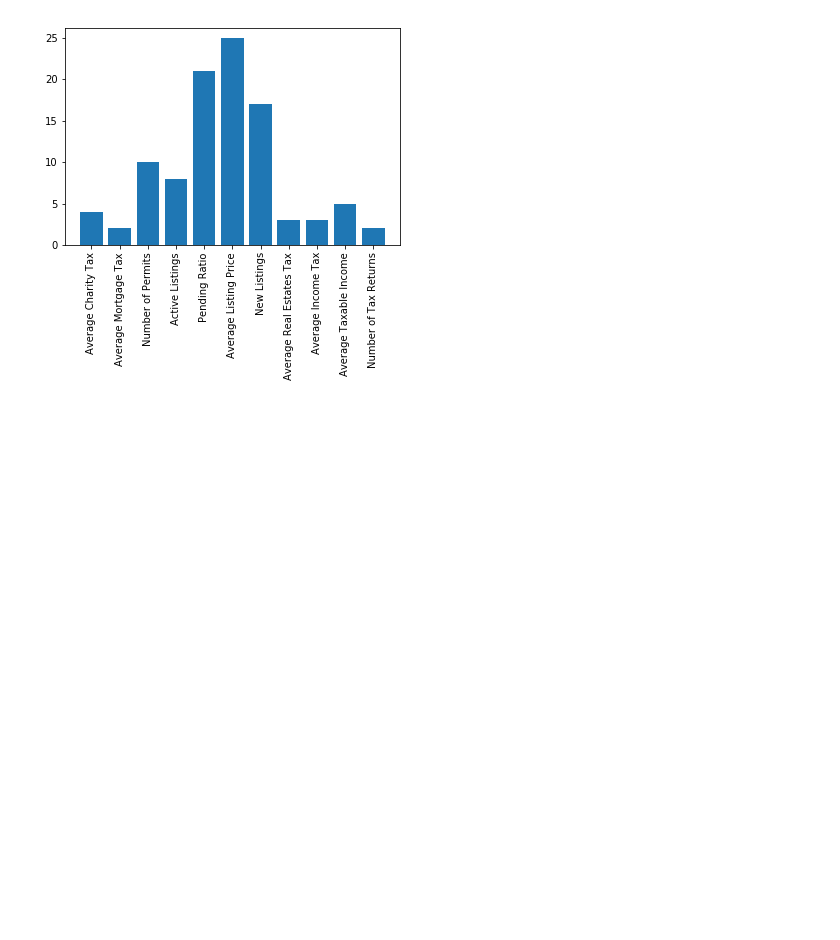
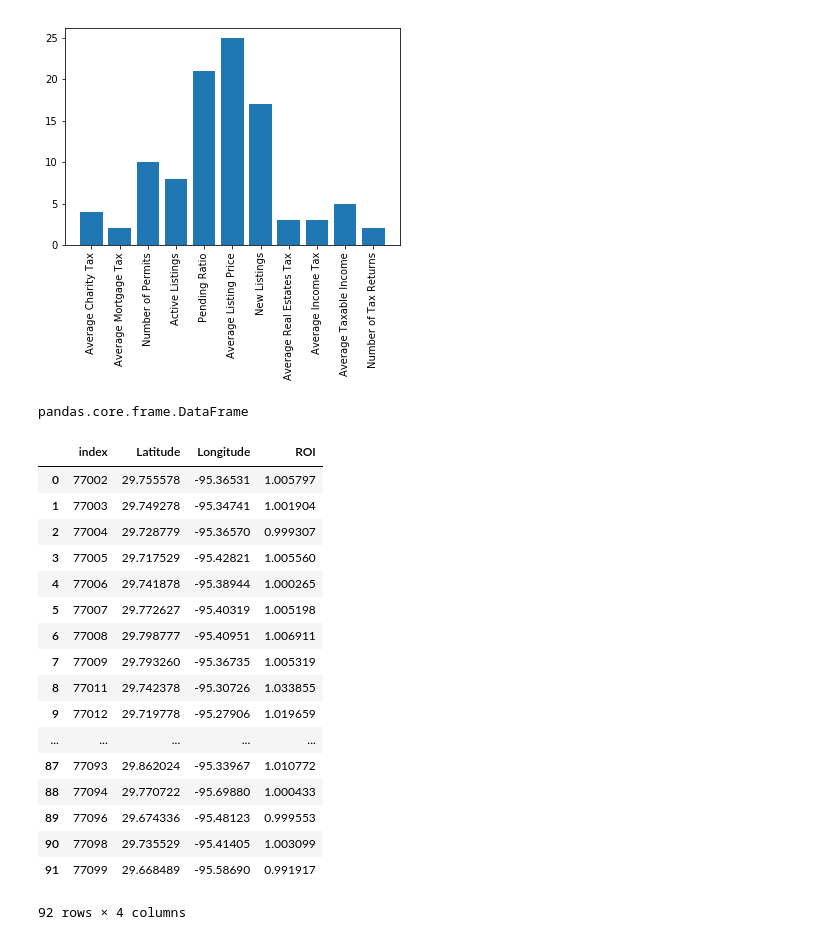
Before and after one commit to dovu93/Real_Estate_Investment_Identifier, a Jupyter notebook: Notebooks/Copy_Code_Vu.ipynb, the cells around one changed output. Saved outputs shown, nothing was run; the diff lists cells and outputs as text; code cells hidden in the pictures; blank space fills up the shorter version.

```diff
--- a/Notebooks/Copy_Code_Vu.ipynb
+++ b/Notebooks/Copy_Code_Vu.ipynb
@@ -108,6 +104,9 @@ def filter_zip_code(zip_codes_list, df, new_dataframe):
 ## random_dataframe should be a dataframe with all the zip codes we're looking at
 # %% [markdown]
 # Importing tax data and creating the dataframes
+# %%
+csvpath_long_lat = Path("../resources/Jack/zip_lat_long.csv")
+long_lat_df = pd.read_csv(csvpath_long_lat)
 # %%
 # importing the data
 clean_path = Path("../resources/Vu/Tax_Data/cleaned_tax_FINALs.csv")
@@ -669,0 +760,4 @@ plt.show()
+# %%
+type(df)
+# %% [output]
+pandas.core.frame.DataFrame
@@ -669,0 +771,22 @@ plt.show()
+# %%
+lat_long_zip_roi_df.reset_index(inplace = True)
+lat_long_zip_roi_df
+# %% [output]
+|  | index | Latitude | Longitude | ROI |
+| 0 | 77002 | 29.755578 | -95.36531 | 1.005797 |
+| 1 | 77003 | 29.749278 | -95.34741 | 1.001904 |
+| 2 | 77004 | 29.728779 | -95.36570 | 0.999307 |
+| 3 | 77005 | 29.717529 | -95.42821 | 1.005560 |
+| 4 | 77006 | 29.741878 | -95.38944 | 1.000265 |
+| 5 | 77007 | 29.772627 | -95.40319 | 1.005198 |
+| 6 | 77008 | 29.798777 | -95.40951 | 1.006911 |
+| 7 | 77009 | 29.793260 | -95.36735 | 1.005319 |
+| 8 | 77011 | 29.742378 | -95.30726 | 1.033855 |
+| 9 | 77012 | 29.719778 | -95.27906 | 1.019659 |
+| ... | ... | ... | ... | ... |
+| 87 | 77093 | 29.862024 | -95.33967 | 1.010772 |
+| 88 | 77094 | 29.770722 | -95.69880 | 1.000433 |
+| 89 | 77096 | 29.674336 | -95.48123 | 0.999553 |
+| 90 | 77098 | 29.735529 | -95.41405 | 1.003099 |
+| 91 | 77099 | 29.668489 | -95.58690 | 0.991917 |
+92 rows × 4 columns
```
Also changed, not shown: parts of 24 cells of this notebook, 1 other file.
